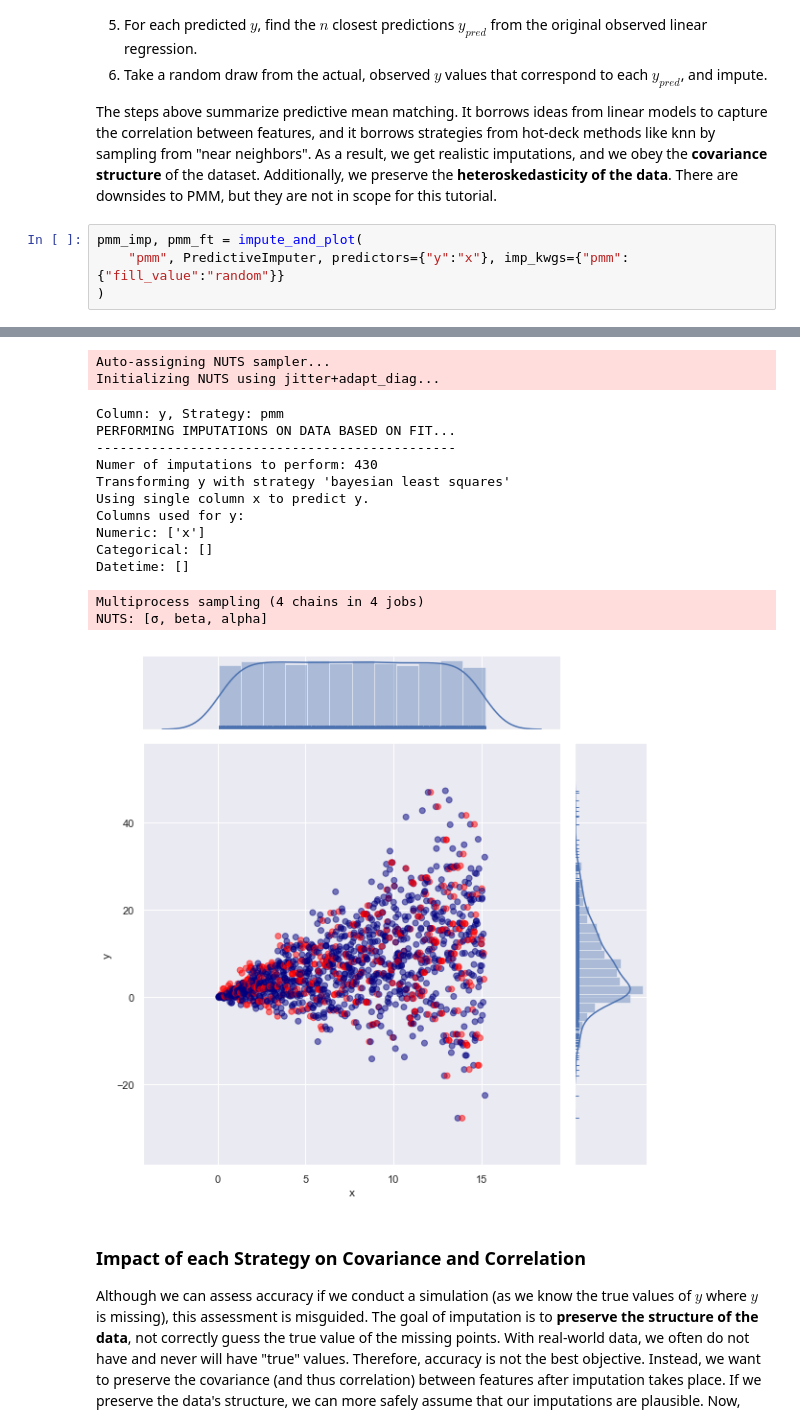
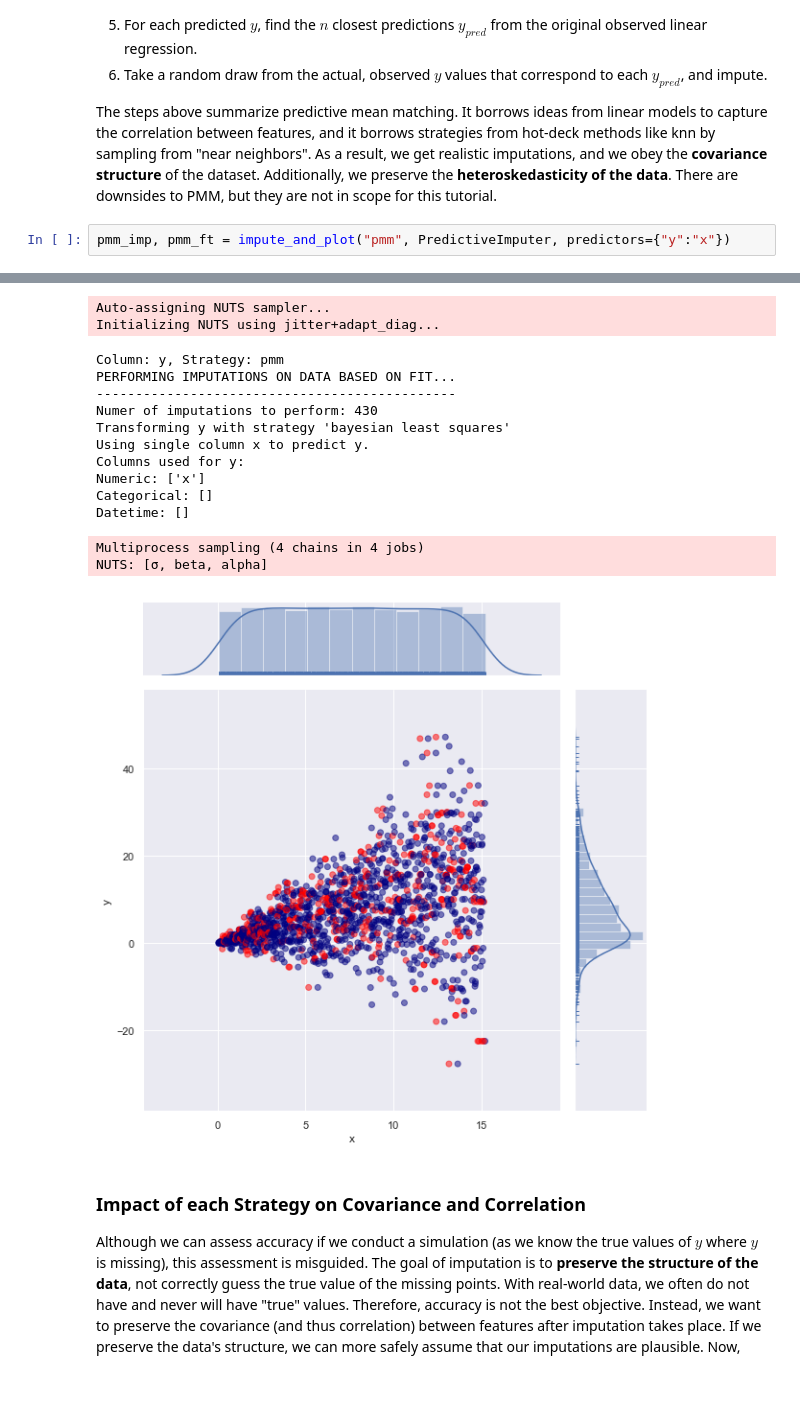
Before and after one commit to kearnz/autoimpute, a Jupyter notebook: tutorials/comparing_imputation_methods.ipynb, the cells around one changed output, grey strips where cells are left out. Saved outputs shown, nothing was run; the diff lists cells and outputs as text; blank space fills up the shorter version.

```diff
--- a/tutorials/comparing_imputation_methods.ipynb
+++ b/tutorials/comparing_imputation_methods.ipynb
@@ -219,41 +222,39 @@ Finally, PMM is **the optimal and most flexible method for our dataset.** PMM is
 
 The steps above summarize predictive mean matching. It borrows ideas from linear models to capture the correlation between features, and it borrows strategies from hot-deck methods like knn by sampling from "near neighbors". As a result, we get realistic imputations, and we obey the **covariance structure** of the dataset. Additionally, we preserve the **heteroskedasticity of the data**. There are downsides to PMM, but they are not in scope for this tutorial.
 # %%
-pmm_imp, pmm_ft = impute_and_plot(
-    "pmm", PredictiveImputer, predictors={"y":"x"}, imp_kwgs={"pmm":{"fill_value":"random"}}
-)
+pmm_imp, pmm_ft = impute_and_plot("pmm", PredictiveImputer, predictors={"y":"x"})
 # %% [output]
 PREPPING DATAFRAME FOR IMPUTATION ANALYSIS...
 ---------------------------------------------
 Number of numeric columns in X: 2
 Number of categorical columns after one-hot encoding: 0
 FITTING IMPUTATION METHODS TO DATA...
 Strategies & Predictors used to fit each column:
 ------------------------------------------------
 Using single column x to predict y.
 Columns used for y:
 Numeric: ['x']
 Categorical: []
 Datetime: []
 Missing values in predictor x: 0
 Missing values in response y: 430
 Number of records before delete: 1500
 Number of records after delete: 1070
 Auto-assigning NUTS sampler...
 Initializing NUTS using jitter+adapt_diag...
 Column: y, Strategy: pmm
 PERFORMING IMPUTATIONS ON DATA BASED ON FIT...
 ----------------------------------------------
 Numer of imputations to perform: 430
 Transforming y with strategy 'bayesian least squares'
 Using single column x to predict y.
 Columns used for y:
 Numeric: ['x']
 Categorical: []
 Datetime: []
 Multiprocess sampling (4 chains in 4 jobs)
 NUTS: [σ, beta, alpha]
-[figure, old version]
+[figure, new version]
 # %% [markdown]
 ### Impact of each Strategy on Covariance and Correlation
 Although we can assess accuracy if we conduct a simulation (as we know the true values of $y$ where $y$ is missing), this assessment is misguided. The goal of imputation is to **preserve the structure of the data**, not correctly guess the true value of the missing points. With real-world data, we often do not have and never will have "true" values. Therefore, accuracy is not the best objective. Instead, we want to preserve the covariance (and thus correlation) between features after imputation takes place. If we preserve the data's structure, we can more safely assume that our imputations are plausible. Now, this objective assumes we are working with data that is **at least Missing at Random (MAR)**, as do all the methods utilized in this tutorial. If data is missing not at random, preservation may actually indicate poor imputation.
```
Also changed, not shown: parts of 7 cells of this notebook, 1 other file.
